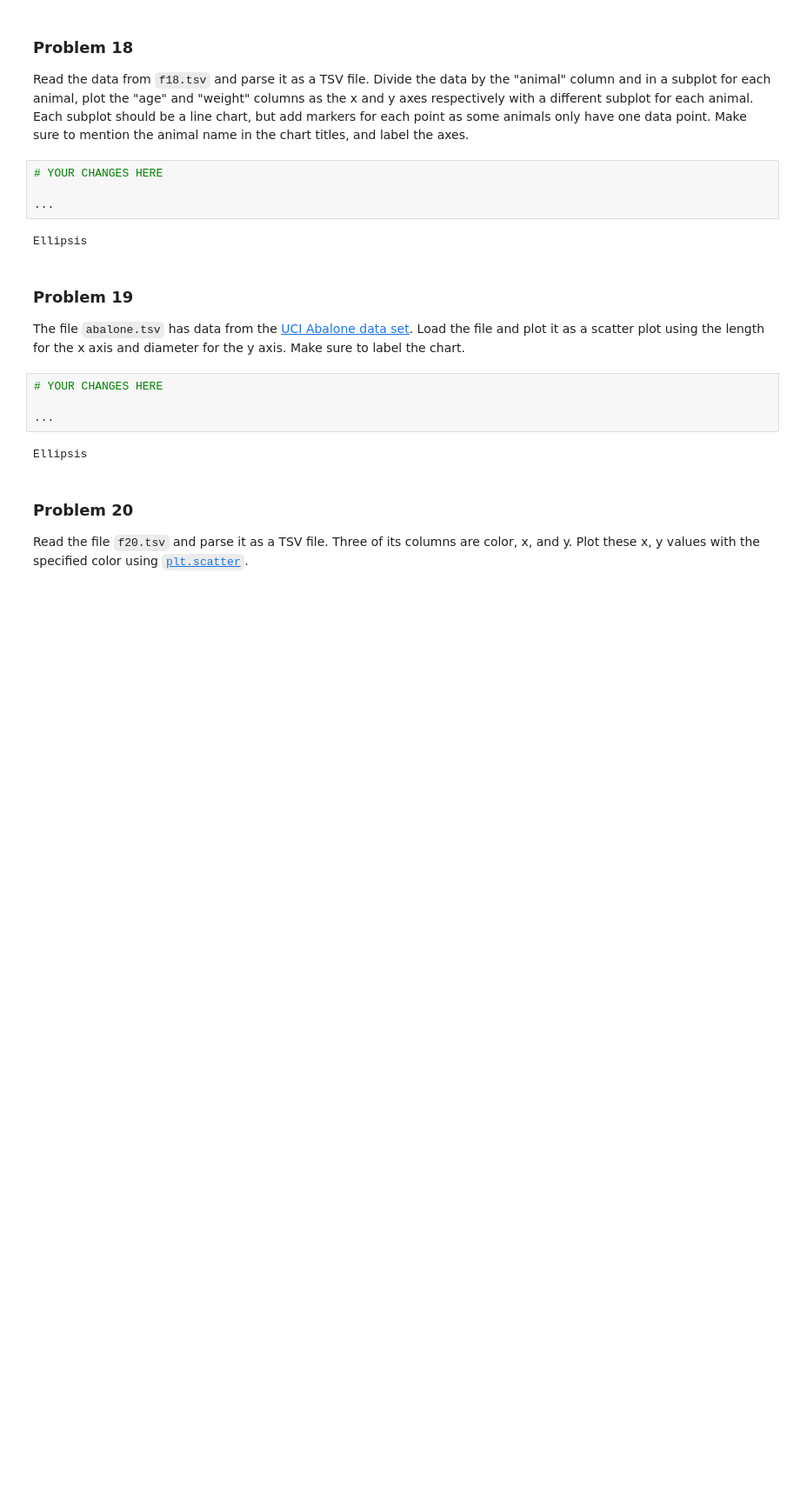
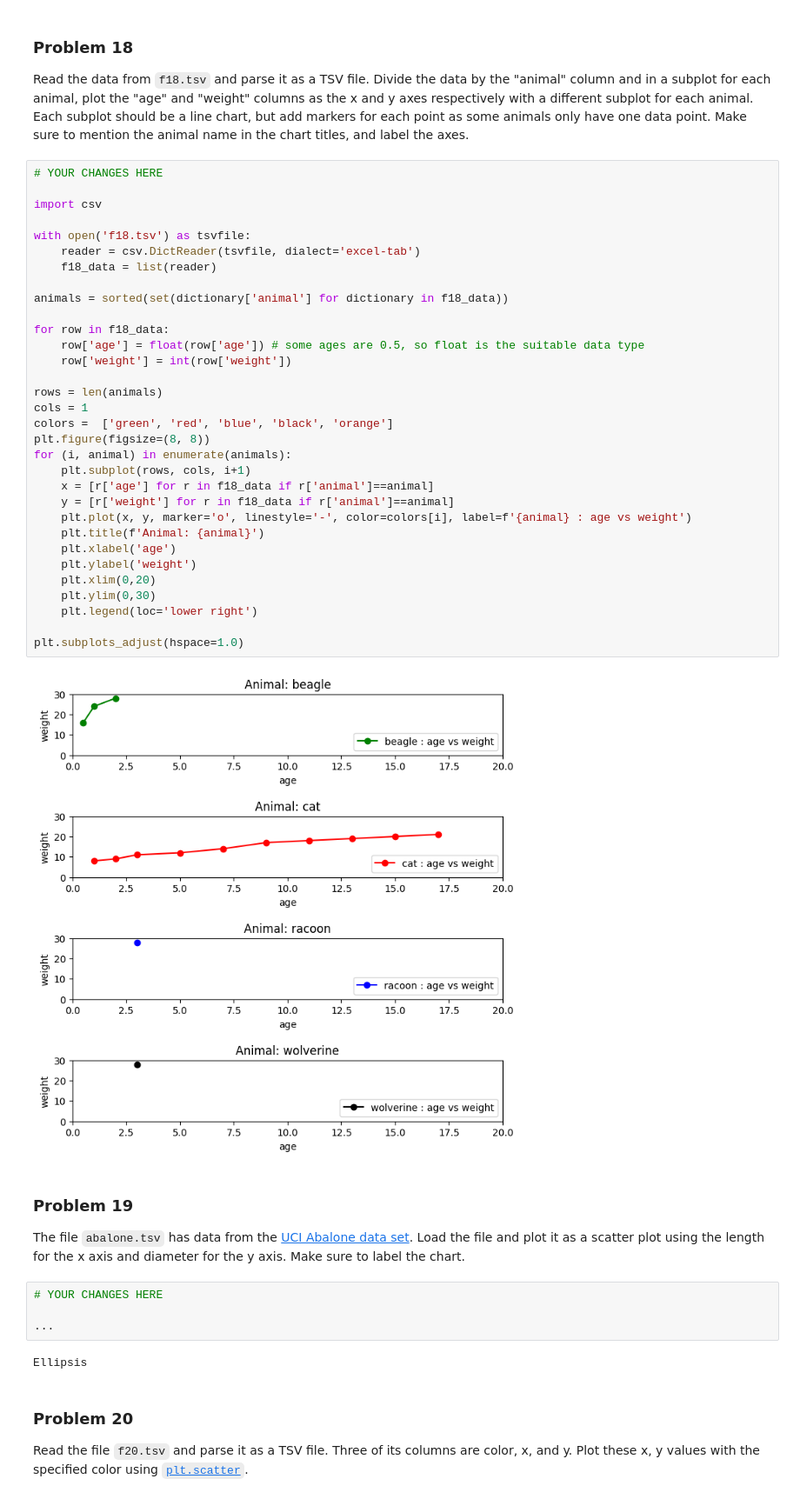
Before and after one commit to jasser-dh/dx602-homework-05, a Jupyter notebook: homework.ipynb, the cells around one changed output. Shown at 87% size. Drawn from its saved outputs; the diff is of its cells as text; blank space fills up the shorter version.

```diff
--- a/homework.ipynb
+++ b/homework.ipynb
@@ -510,12 +526,40 @@ Read the data from `f18.tsv` and parse it as a TSV file.
 Divide the data by the "animal" column and in a subplot for each animal, plot the "age" and "weight" columns as the x and y axes respectively with a different subplot for each animal.
 Each subplot should be a line chart, but add markers for each point as some animals only have one data point.
 Make sure to mention the animal name in the chart titles, and label the axes.
-# %%
-# YOUR CHANGES HERE
-
-...
-# %% [output]
-Ellipsis
+# %%
+# YOUR CHANGES HERE
+
+import csv
+
+with open('f18.tsv') as tsvfile:
+    reader = csv.DictReader(tsvfile, dialect='excel-tab')
+    f18_data = list(reader)
+
+animals = sorted(set(dictionary['animal'] for dictionary in f18_data))
+
+for row in f18_data:
+    row['age'] = float(row['age']) # some ages are 0.5, so float is the suitable data type
+    row['weight'] = int(row['weight'])
+
+rows = len(animals)
+cols = 1
+colors =  ['green', 'red', 'blue', 'black', 'orange']
+plt.figure(figsize=(8, 8))
+for (i, animal) in enumerate(animals):
+    plt.subplot(rows, cols, i+1)
+    x = [r['age'] for r in f18_data if r['animal']==animal]
+    y = [r['weight'] for r in f18_data if r['animal']==animal]
+    plt.plot(x, y, marker='o', linestyle='-', color=colors[i], label=f'{animal} : age vs weight')
+    plt.title(f'Animal: {animal}')
+    plt.xlabel('age')
+    plt.ylabel('weight')
+    plt.xlim(0,20)
+    plt.ylim(0,30)
+    plt.legend(loc='lower right')
+
+plt.subplots_adjust(hspace=1.0)
+# %% [output]
+[figure, added]
 # %% [markdown]
 ### Problem 19
 
```
Also changed, not shown: parts of 4 cells of this notebook.
